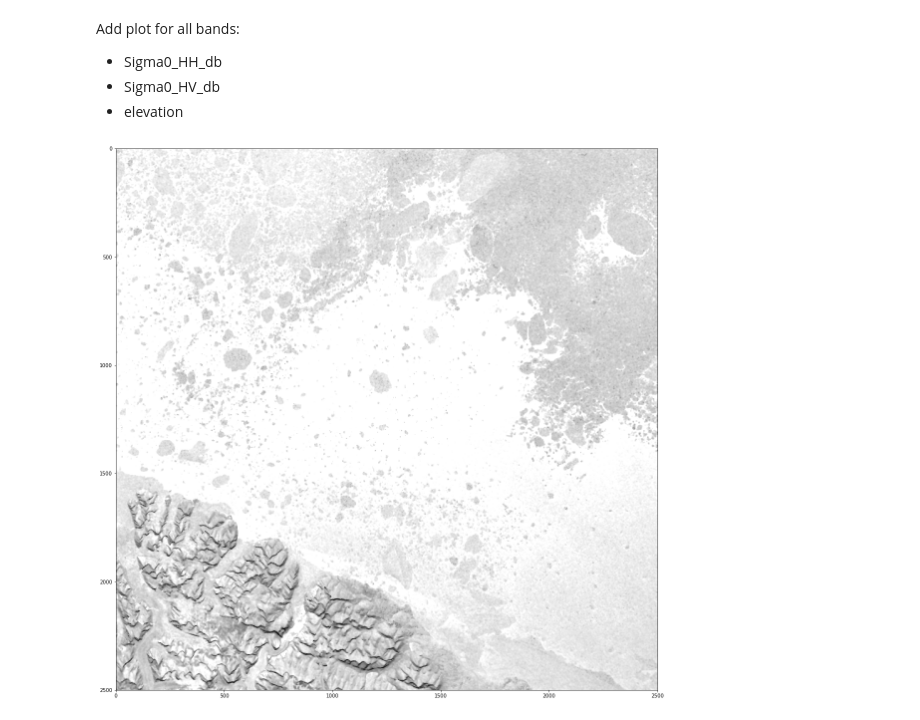
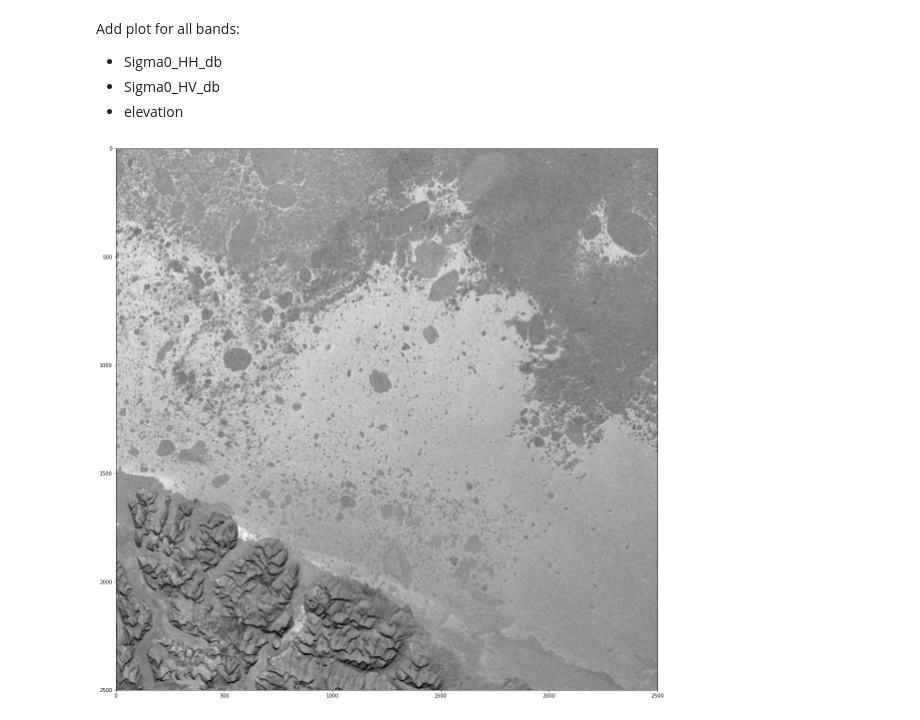
Before and after one commit to ec-intaros/polarstern, a Jupyter notebook: backscatter.ipynb, the cells around one changed output. Drawn from its saved outputs; the diff is of its cells as text; code cells hidden in the pictures.

```diff
--- a/backscatter.ipynb
+++ b/backscatter.ipynb
@@ -384,14 +292,14 @@ Add plot for all bands:
 # %%
 fig = plt.figure(figsize=(20,20))
 
 ds = gdal.Open('sigma0.tif')
 band = ds.GetRasterBand(1)
 
 imgplot = plt.imshow(band.ReadAsArray().astype(np.float),
                          cmap=plt.cm.binary,
-                         vmin=-15,
-                         vmax=10)
+                         vmin=-26,
+                         vmax=6)
 
 plt.show()
 # %% [output]
-[figure, old version]
+[figure, new version]
```
Also changed, not shown: parts of 20 cells of this notebook, 9 other files.
